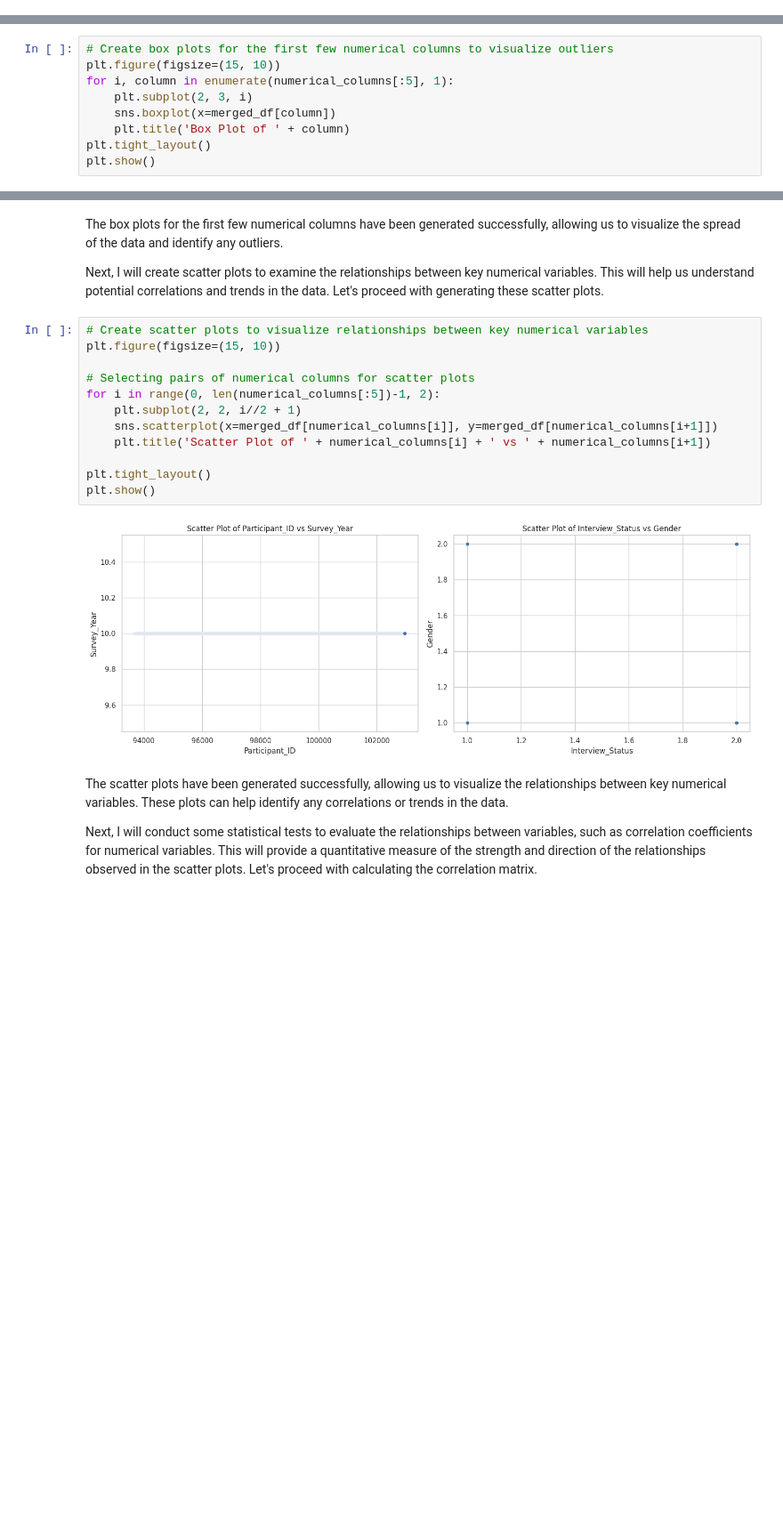
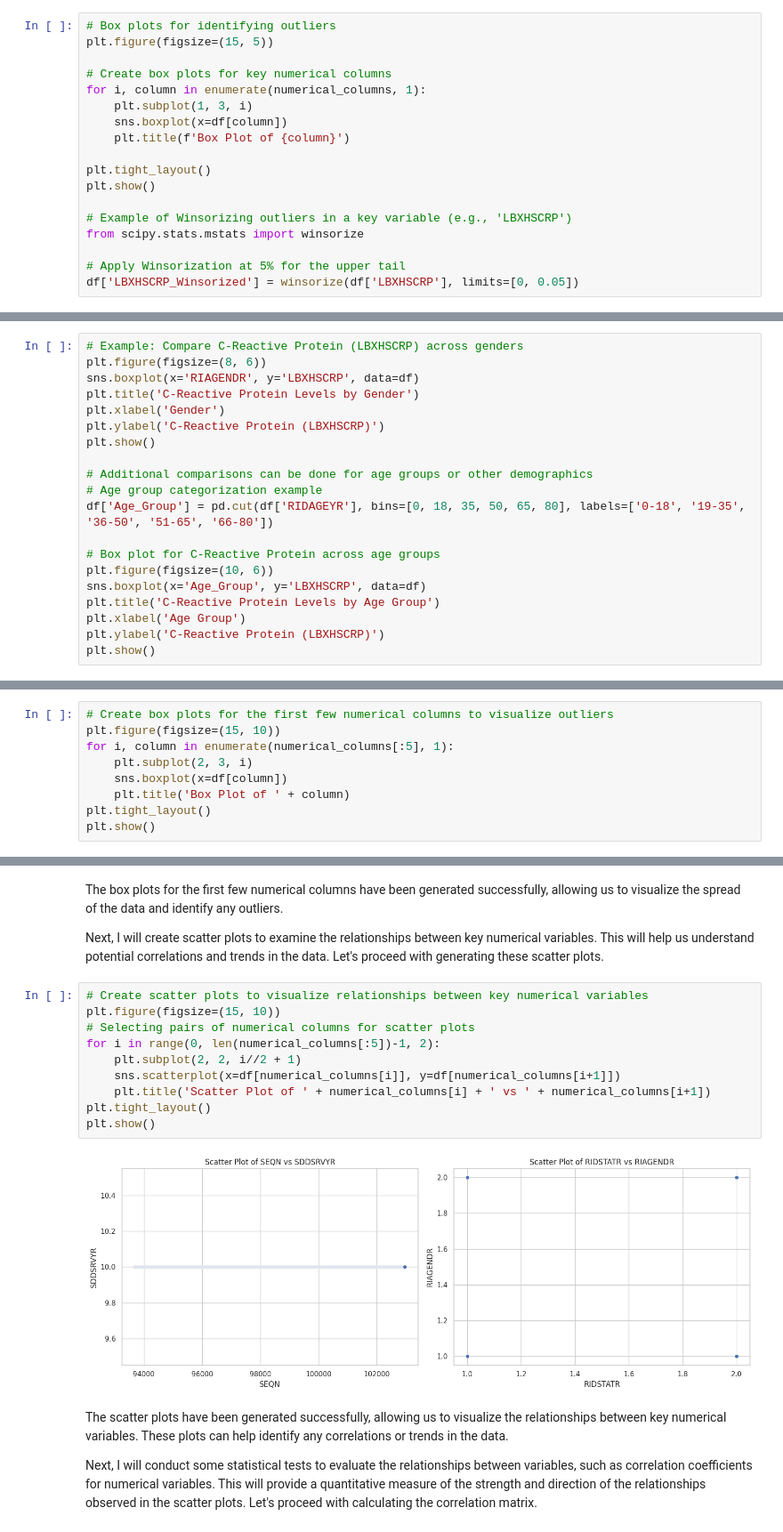
Before and after one commit to mutungu/Cancer-predictive-model, a Jupyter notebook: cancer_model.ipynb, the cells around one changed output, grey strips where cells are left out. Shown at 89% size. Cells and saved outputs as stored; diff of their text form; blank space fills up the shorter version.

```diff
--- a/cancer_model.ipynb
+++ b/cancer_model.ipynb
@@ -494,0 +805,18 @@ plt.show()
+# %%
+# Box plots for identifying outliers
+plt.figure(figsize=(15, 5))
+
+# Create box plots for key numerical columns
+for i, column in enumerate(numerical_columns, 1):
+    plt.subplot(1, 3, i)
+    sns.boxplot(x=df[column])
+    plt.title(f'Box Plot of {column}')
+
+plt.tight_layout()
+plt.show()
+
+# Example of Winsorizing outliers in a key variable (e.g., 'LBXHSCRP')
+from scipy.stats.mstats import winsorize
+
+# Apply Winsorization at 5% for the upper tail
+df['LBXHSCRP_Winsorized'] = winsorize(df['LBXHSCRP'], limits=[0, 0.05])
@@ -500,0 +835,20 @@ Next, I will create box plots to further investigate the presence of outliers an
+# %%
+# Example: Compare C-Reactive Protein (LBXHSCRP) across genders
+plt.figure(figsize=(8, 6))
+sns.boxplot(x='RIAGENDR', y='LBXHSCRP', data=df)
+plt.title('C-Reactive Protein Levels by Gender')
+plt.xlabel('Gender')
+plt.ylabel('C-Reactive Protein (LBXHSCRP)')
+plt.show()
+
+# Additional comparisons can be done for age groups or other demographics
+# Age group categorization example
+df['Age_Group'] = pd.cut(df['RIDAGEYR'], bins=[0, 18, 35, 50, 65, 80], labels=['0-18', '19-35', '36-50', '51-65', '66-80'])
+
+# Box plot for C-Reactive Protein across age groups
+plt.figure(figsize=(10, 6))
+sns.boxplot(x='Age_Group', y='LBXHSCRP', data=df)
+plt.title('C-Reactive Protein Levels by Age Group')
+plt.xlabel('Age Group')
+plt.ylabel('C-Reactive Protein (LBXHSCRP)')
+plt.show()
@@ -503,7 +860,7 @@ Next, I will create box plots to further investigate the presence of outliers an
 plt.figure(figsize=(15, 10))
 for i, column in enumerate(numerical_columns[:5], 1):
     plt.subplot(2, 3, i)
-    sns.boxplot(x=merged_df[column])
+    sns.boxplot(x=df[column])
     plt.title('Box Plot of ' + column)
 plt.tight_layout()
 plt.show()
@@ -518,17 +875,15 @@ Next, I will create scatter plots to examine the relationships between key numer
 # %%
 # Create scatter plots to visualize relationships between key numerical variables
 plt.figure(figsize=(15, 10))
-
 # Selecting pairs of numerical columns for scatter plots
 for i in range(0, len(numerical_columns[:5])-1, 2):
     plt.subplot(2, 2, i//2 + 1)
-    sns.scatterplot(x=merged_df[numerical_columns[i]], y=merged_df[numerical_columns[i+1]])
+    sns.scatterplot(x=df[numerical_columns[i]], y=df[numerical_columns[i+1]])
     plt.title('Scatter Plot of ' + numerical_columns[i] + ' vs ' + numerical_columns[i+1])
-
 plt.tight_layout()
 plt.show()
 # %% [output]
-[figure, old version]
+[figure, new version]
 # %% [markdown]
 
 
```
Also changed, not shown: parts of 80 cells of this notebook.
